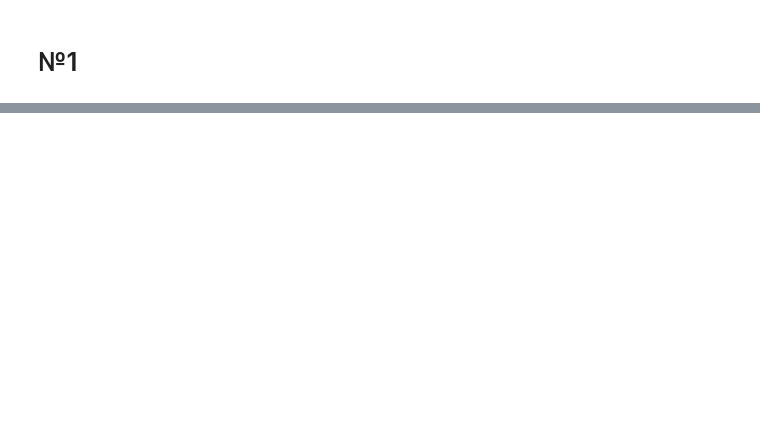
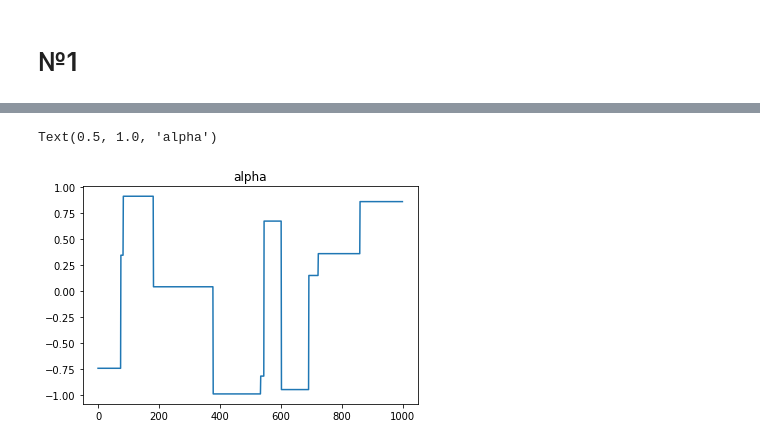
Before and after one commit to zugzvangg/SPC, a Jupyter notebook: numerics/HW7/HW7.ipynb, the cells around one changed output, grey strips where cells are left out. Saved outputs shown, nothing was run; the diff lists cells and outputs as text; code cells hidden in the pictures; blank space fills up the shorter version.

```diff
--- a/numerics/HW7/HW7.ipynb
+++ b/numerics/HW7/HW7.ipynb
@@ -17,0 +36,20 @@ import sympy as sym
+# %%
+def gen_alpha(T, n_switch):
+    sw_points = set()
+    while len(sw_points) < n_switch:
+        sw_points.add(int(np.random.uniform(0, T - 1)))
+    alpha = [ np.random.uniform(-1, 1) ]
+    for i in range(T - 1):
+        alpha.append(alpha[-1])
+        if i in sw_points:
+            alpha[-1] = np.random.uniform(-1, 1)
+    return alpha
+
+T = 1000
+n_switch = 10
+alpha = gen_alpha(T, n_switch)
+plt.plot(alpha)
+plt.title("alpha")
+# %% [output]
+Text(0.5, 1.0, 'alpha')
+[figure, added]
```
Also changed, not shown: parts of 15 cells of this notebook.
